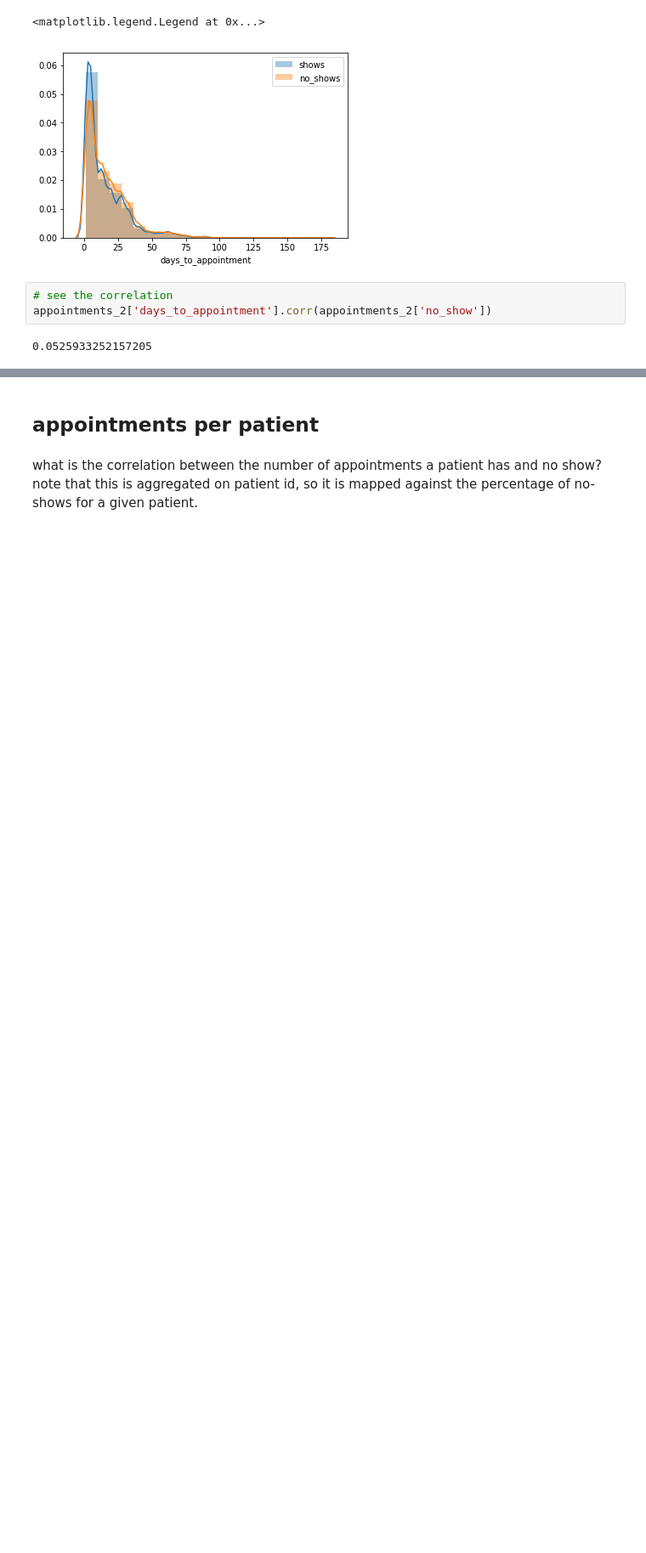
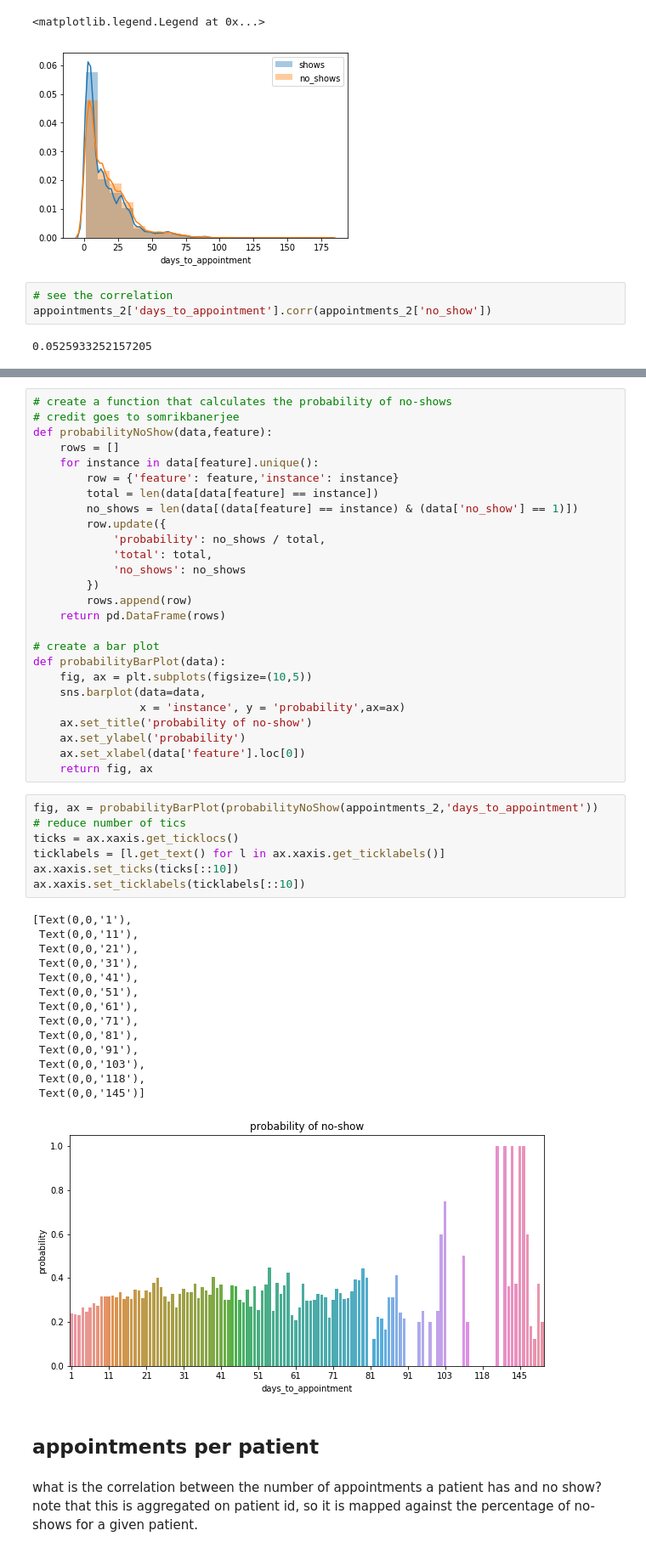
Before and after one commit to ncernek/medical_no_shows, a Jupyter notebook: eda.ipynb, the cells around one changed output, grey strips where cells are left out. Shown at 85% size. Saved outputs shown, nothing was run; the diff lists cells and outputs as text; blank space fills up the shorter version.

```diff
--- a/eda.ipynb
+++ b/eda.ipynb
@@ -142,3 +140,51 @@ This correlation is very low. Do not include this in the model.
+# %%
+# create a function that calculates the probability of no-shows
+# credit goes to somrikbanerjee
+def probabilityNoShow(data,feature):
+    rows = []
+    for instance in data[feature].unique():
+        row = {'feature': feature,'instance': instance}
+        total = len(data[data[feature] == instance])
+        no_shows = len(data[(data[feature] == instance) & (data['no_show'] == 1)])
+        row.update({
+            'probability': no_shows / total,
+            'total': total,
+            'no_shows': no_shows
+        })
+        rows.append(row)
+    return pd.DataFrame(rows)
+
+# create a bar plot
+def probabilityBarPlot(data):
+    fig, ax = plt.subplots(figsize=(10,5))
+    sns.barplot(data=data,
+                x = 'instance', y = 'probability',ax=ax)
+    ax.set_title('probability of no-show')
+    ax.set_ylabel('probability')
+    ax.set_xlabel(data['feature'].loc[0])
+    return fig, ax
+# %%
+fig, ax = probabilityBarPlot(probabilityNoShow(appointments_2,'days_to_appointment'))
+# reduce number of tics
+ticks = ax.xaxis.get_ticklocs()
+ticklabels = [l.get_text() for l in ax.xaxis.get_ticklabels()]
+ax.xaxis.set_ticks(ticks[::10])
+ax.xaxis.set_ticklabels(ticklabels[::10])
+# %% [output]
+[Text(0,0,'1'),
+ Text(0,0,'11'),
+ Text(0,0,'21'),
+ Text(0,0,'31'),
+ Text(0,0,'41'),
+ Text(0,0,'51'),
+ Text(0,0,'61'),
+ Text(0,0,'71'),
+ Text(0,0,'81'),
+ Text(0,0,'91'),
+ Text(0,0,'103'),
+ Text(0,0,'118'),
+ Text(0,0,'145')]
+[figure, added]
 # %% [markdown]
 ## appointments per patient
 # %% [markdown]
```
Also changed, not shown: parts of 35 cells of this notebook.
